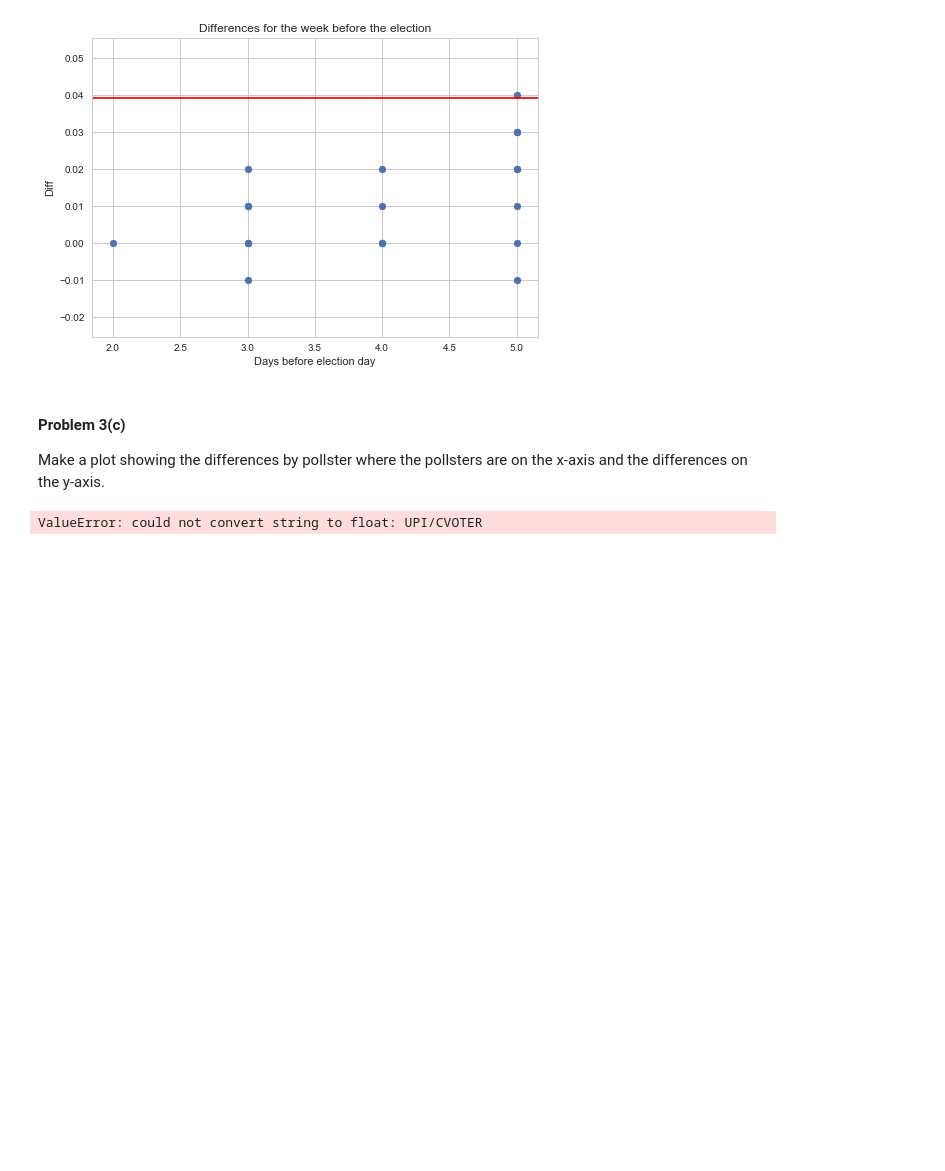
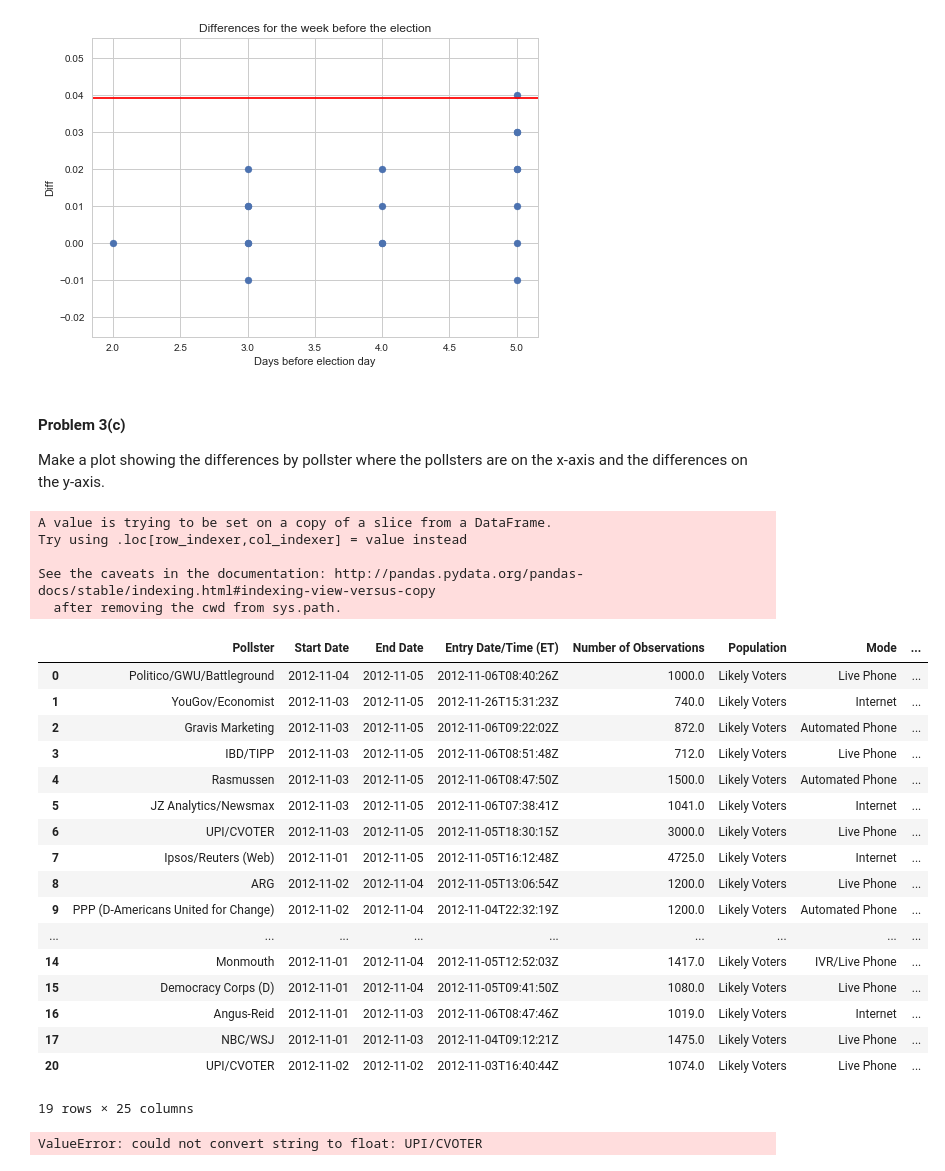
Before and after one commit to achanblard/cs109-hw, a Jupyter notebook: HW2.ipynb, the cells around one changed output. Cells and saved outputs as stored; diff of their text form; code cells hidden in the pictures; blank space fills up the shorter version.

```diff
--- a/HW2.ipynb
+++ b/HW2.ipynb
@@ -756,6 +756,39 @@ plt.title('Differences for the week before the election')
 #### Problem 3(c)
 
 Make a plot showing the differences by pollster where the pollsters are on the x-axis and the differences on the y-axis.
+# %%
+pollstername = filteredweek['Pollster'].tolist()
+i=0
+for item in pollstername:
+    filteredweek['PollsterId'] = i
+    i = i+1
+# %% [output]
+A value is trying to be set on a copy of a slice from a DataFrame.
+Try using .loc[row_indexer,col_indexer] = value instead
+
+See the caveats in the documentation: http://pandas.pydata.org/pandas-docs/stable/indexing.html#indexing-view-versus-copy
+  after removing the cwd from sys.path.
+# %%
+filteredweek
+# %% [output]
+|  | Pollster | Start Date | End Date | Entry Date/Time (ET) | Number of Observations | Population | Mode | ... |
+| 0 | Politico/GWU/Battleground | 2012-11-04 | 2012-11-05 | 2012-11-06T08:40:26Z | 1000.0 | Likely Voters | Live Phone | ... |
+| 1 | YouGov/Economist | 2012-11-03 | 2012-11-05 | 2012-11-26T15:31:23Z | 740.0 | Likely Voters | Internet | ... |
+| 2 | Gravis Marketing | 2012-11-03 | 2012-11-05 | 2012-11-06T09:22:02Z | 872.0 | Likely Voters | Automated Phone | ... |
+| 3 | IBD/TIPP | 2012-11-03 | 2012-11-05 | 2012-11-06T08:51:48Z | 712.0 | Likely Voters | Live Phone | ... |
+| 4 | Rasmussen | 2012-11-03 | 2012-11-05 | 2012-11-06T08:47:50Z | 1500.0 | Likely Voters | Automated Phone | ... |
+| 5 | JZ Analytics/Newsmax | 2012-11-03 | 2012-11-05 | 2012-11-06T07:38:41Z | 1041.0 | Likely Voters | Internet | ... |
+| 6 | UPI/CVOTER | 2012-11-03 | 2012-11-05 | 2012-11-05T18:30:15Z | 3000.0 | Likely Voters | Live Phone | ... |
+| 7 | Ipsos/Reuters (Web) | 2012-11-01 | 2012-11-05 | 2012-11-05T16:12:48Z | 4725.0 | Likely Voters | Internet | ... |
+| 8 | ARG | 2012-11-02 | 2012-11-04 | 2012-11-05T13:06:54Z | 1200.0 | Likely Voters | Live Phone | ... |
+| 9 | PPP (D-Americans United for Change) | 2012-11-02 | 2012-11-04 | 2012-11-04T22:32:19Z | 1200.0 | Likely Voters | Automated Phone | ... |
+| ... | ... | ... | ... | ... | ... | ... | ... | ... |
+| 14 | Monmouth | 2012-11-01 | 2012-11-04 | 2012-11-05T12:52:03Z | 1417.0 | Likely Voters | IVR/Live Phone | ... |
+| 15 | Democracy Corps (D) | 2012-11-01 | 2012-11-04 | 2012-11-05T09:41:50Z | 1080.0 | Likely Voters | Live Phone | ... |
+| 16 | Angus-Reid | 2012-11-01 | 2012-11-03 | 2012-11-06T08:47:46Z | 1019.0 | Likely Voters | Internet | ... |
+| 17 | NBC/WSJ | 2012-11-01 | 2012-11-03 | 2012-11-04T09:12:21Z | 1475.0 | Likely Voters | Live Phone | ... |
+| 20 | UPI/CVOTER | 2012-11-02 | 2012-11-02 | 2012-11-03T16:40:44Z | 1074.0 | Likely Voters | Live Phone | ... |
+19 rows × 25 columns
 # %%
 plt.scatter(filteredweek['Pollster'], filteredweek['diff'])
 #plt.axhline(y=0.039, c = "red")
```
